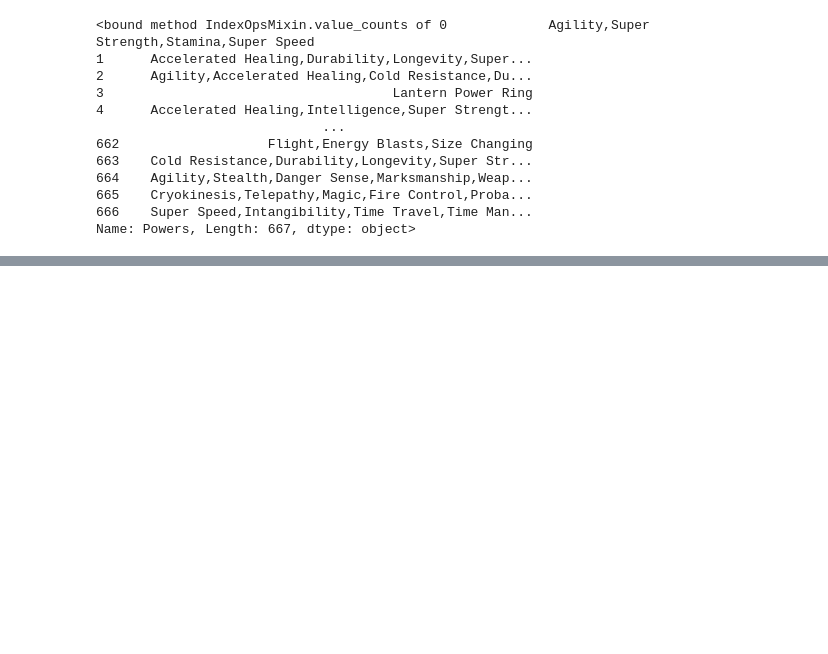
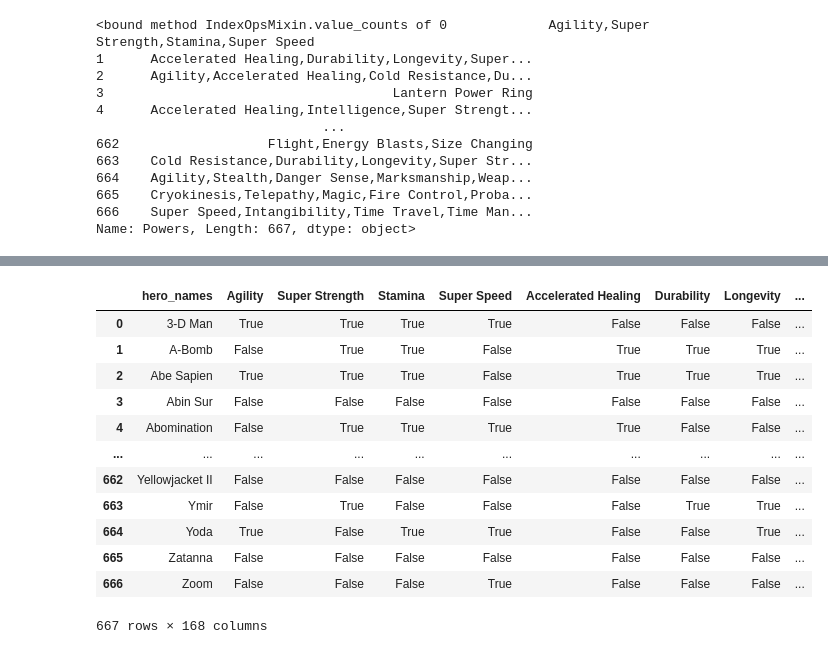
Before and after one commit to AlphaKaba24/Applying-Advanced-Transformations--Core-, a Jupyter notebook: Advanced Transformation DATA/Applying Advanced Transformations (Core).ipynb, the cells around one changed output, grey strips where cells are left out. Cells and saved outputs as stored; diff of their text form; code cells hidden in the pictures; blank space fills up the shorter version.

```diff
--- a/Advanced Transformation DATA/Applying Advanced Transformations (Core).ipynb
+++ b/Advanced Transformation DATA/Applying Advanced Transformations (Core).ipynb
@@ -213,0 +196,3 @@ Name: Powers, Length: 667, dtype: object
+# %%
+exploded_powers = df2.explode('powers_split')
+exploded_powers
@@ -301,0 +247,5 @@ Name: Powers, Length: 608, dtype: int64
+# %%
+power_array = exploded_powers['powers_split'].dropna().unique()
+# %%
+for col in power_array:
+     df2[col] = df2['Powers'].str.contains(col)
@@ -301,0 +264,18 @@ Name: Powers, Length: 608, dtype: int64
+# %%
+df2 = df2.drop(columns=['powers_split', 'Powers'])
+# %%
+df2
+# %% [output]
+|  | hero_names | Agility | Super Strength | Stamina | Super Speed | Accelerated Healing | Durability | Longevity | ... |
+| 0 | 3-D Man | True | True | True | True | False | False | False | ... |
+| 1 | A-Bomb | False | True | True | False | True | True | True | ... |
+| 2 | Abe Sapien | True | True | True | False | True | True | True | ... |
+| 3 | Abin Sur | False | False | False | False | False | False | False | ... |
+| 4 | Abomination | False | True | True | True | True | False | False | ... |
+| ... | ... | ... | ... | ... | ... | ... | ... | ... | ... |
+| 662 | Yellowjacket II | False | False | False | False | False | False | False | ... |
+| 663 | Ymir | False | True | False | False | False | True | True | ... |
+| 664 | Yoda | True | False | True | True | False | False | True | ... |
+| 665 | Zatanna | False | False | False | False | False | False | False | ... |
+| 666 | Zoom | False | False | False | True | False | False | False | ... |
+667 rows × 168 columns
```
Also changed, not shown: parts of 25 cells of this notebook.
